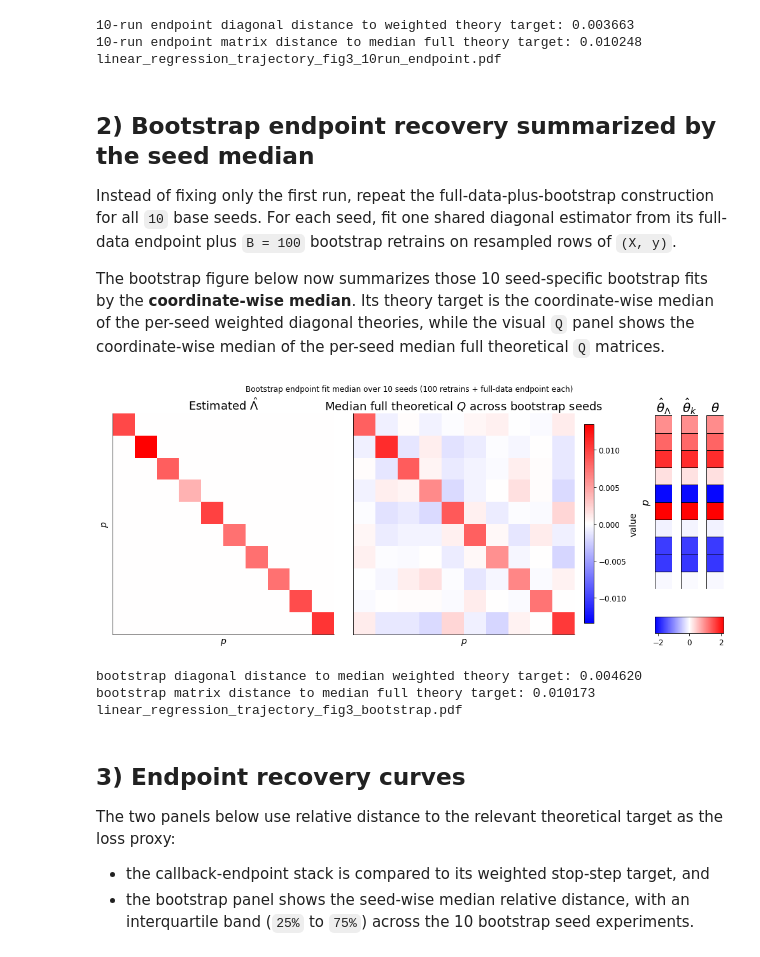
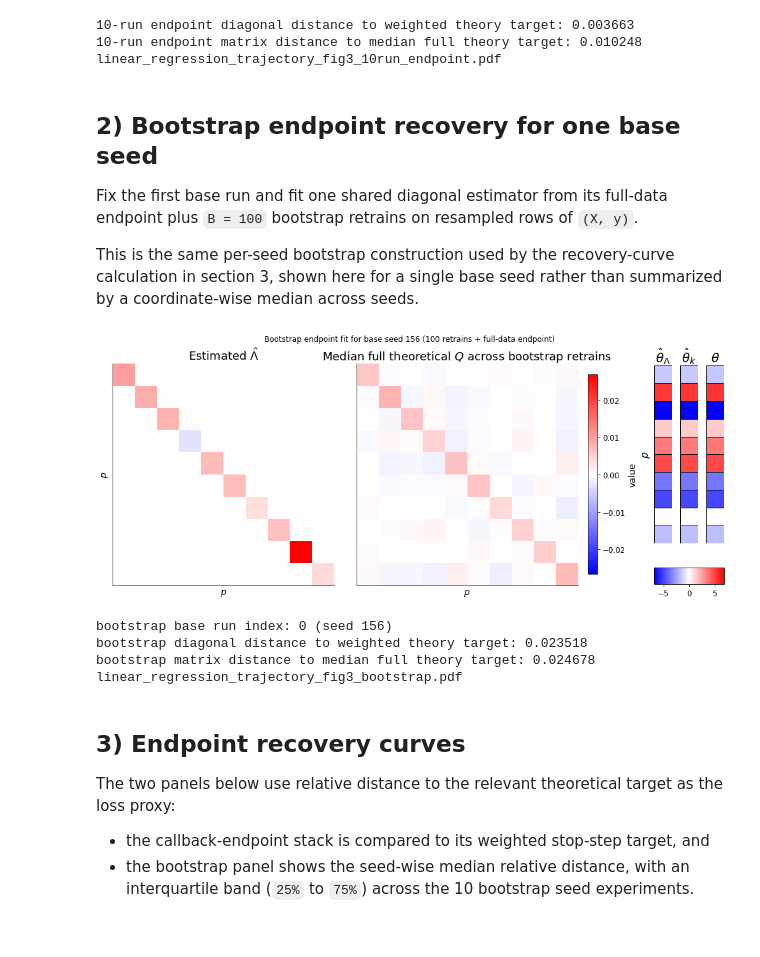
Before and after one commit to jrudoler/estimating-implicit-regularization, a Jupyter notebook: notebooks/linear-regression-trajectory.ipynb, the cells around one changed output. Drawn from its saved outputs; the diff is of its cells as text; code cells hidden in the pictures.

```diff
--- a/notebooks/linear-regression-trajectory.ipynb
+++ b/notebooks/linear-regression-trajectory.ipynb
@@ -521,52 +521,51 @@ print(fig_runs_path.name)
 10-run endpoint matrix distance to median full theory target: 0.010248
 linear_regression_trajectory_fig3_10run_endpoint.pdf
 # %% [markdown]
-## 2) Bootstrap endpoint recovery summarized by the seed median
+## 2) Bootstrap endpoint recovery for one base seed
 
-Instead of fixing only the first run, repeat the full-data-plus-bootstrap construction for all `10` base seeds. For each seed, fit one shared diagonal estimator from its full-data endpoint plus `B = 100` bootstrap retrains on resampled rows of `(X, y)`.
+Fix the first base run and fit one shared diagonal estimator from its full-data endpoint plus `B = 100` bootstrap retrains on resampled rows of `(X, y)`.
 
-The bootstrap figure below now summarizes those 10 seed-specific bootstrap fits by the **coordinate-wise median**. Its theory target is the coordinate-wise median of the per-seed weighted diagonal theories, while the visual `Q` panel shows the coordinate-wise median of the per-seed median full theoretical `Q` matrices.
+This is the same per-seed bootstrap construction used by the recovery-curve calculation in section 3, shown here for a single base seed rather than summarized by a coordinate-wise median across seeds.
 # %%
-lambda_bootstrap_seed = torch.stack([experiment["lambda_bootstrap"] for experiment in bootstrap_experiments])
-lambda_bootstrap_theory_seed = torch.stack([experiment["lambda_bootstrap_theory"] for experiment in bootstrap_experiments])
-Q_bootstrap_visual_seed = torch.stack([experiment["Q_bootstrap_visual"] for experiment in bootstrap_experiments])
-theta_bootstrap_seed = torch.stack([run_data[experiment["base_run_idx"]]["model_theta"] for experiment in bootstrap_experiments])
-beta_bootstrap_seed = torch.stack([run_data[experiment["base_run_idx"]]["beta"] for experiment in bootstrap_experiments])
+BOOTSTRAP_BASE_EXPERIMENT_IDX = 0
+bootstrap_experiment = bootstrap_experiments[BOOTSTRAP_BASE_EXPERIMENT_IDX]
+bootstrap_base_run_idx = bootstrap_experiment["base_run_idx"]
+bootstrap_base_run = run_data[bootstrap_base_run_idx]
+bootstrap_base_seed = SEED + 100 + bootstrap_base_run_idx
 
-lambda_bootstrap = torch.quantile(lambda_bootstrap_seed, 0.5, dim=0)
-Q_bootstrap_est = torch.diag(lambda_bootstrap)
-lambda_bootstrap_theory = torch.quantile(lambda_bootstrap_theory_seed, 0.5, dim=0)
-Q_bootstrap_visual = torch.quantile(Q_bootstrap_visual_seed, 0.5, dim=0)
-theta_bootstrap_median = torch.quantile(theta_bootstrap_seed, 0.5, dim=0)
-beta_bootstrap_median = torch.quantile(beta_bootstrap_seed, 0.5, dim=0)
-y_bootstrap_median = X @ beta_bootstrap_median
+lambda_bootstrap = bootstrap_experiment["lambda_bootstrap"]
+Q_bootstrap_est = bootstrap_experiment["Q_bootstrap_est"]
+lambda_bootstrap_theory = bootstrap_experiment["lambda_bootstrap_theory"]
+Q_bootstrap_visual = bootstrap_experiment["Q_bootstrap_visual"]
 
 dist_bootstrap_diag = relative_distance(lambda_bootstrap, lambda_bootstrap_theory)
 dist_bootstrap_matrix = matrix_relative_distance(Q_bootstrap_est, Q_bootstrap_visual)
 
 fig_bootstrap_path = FIG_DIR / "linear_regression_trajectory_fig3_bootstrap.pdf"
 _ = plot_endpoint_comparison(
     Q_est=Q_bootstrap_est,
     Q_theory=Q_bootstrap_visual,
     X=X,
-    y=y_bootstrap_median,
-    theta_hat=theta_bootstrap_median,
-    theta_true=beta_bootstrap_median,
+    y=bootstrap_base_run["y"],
+    theta_hat=bootstrap_base_run["model_theta"],
+    theta_true=bootstrap_base_run["beta"],
     out_path=fig_bootstrap_path,
     title=(
-        f"Bootstrap endpoint fit median over {len(bootstrap_experiments)} seeds "
-        f"({BOOTSTRAP_REPLICATES} retrains + full-data endpoint each)"
+        f"Bootstrap endpoint fit for base seed {bootstrap_base_seed} "
+        f"({BOOTSTRAP_REPLICATES} retrains + full-data endpoint)"
     ),
-    theory_panel_title="Median full theoretical $Q$ across bootstrap seeds",
+    theory_panel_title="Median full theoretical $Q$ across bootstrap retrains",
 )
 
-print(f"bootstrap diagonal distance to median weighted theory target: {dist_bootstrap_diag:.6f}")
+print(f"bootstrap base run index: {bootstrap_base_run_idx} (seed {bootstrap_base_seed})")
+print(f"bootstrap diagonal distance to weighted theory target: {dist_bootstrap_diag:.6f}")
 print(f"bootstrap matrix distance to median full theory target: {dist_bootstrap_matrix:.6f}")
 print(fig_bootstrap_path.name)
 # %% [output]
-[figure, old version]
+[figure, new version]
-bootstrap diagonal distance to median weighted theory target: 0.004620
-bootstrap matrix distance to median full theory target: 0.010173
+bootstrap base run index: 0 (seed 156)
+bootstrap diagonal distance to weighted theory target: 0.023518
+bootstrap matrix distance to median full theory target: 0.024678
 linear_regression_trajectory_fig3_bootstrap.pdf
 # %% [markdown]
 ## 3) Endpoint recovery curves
```
Also changed, not shown: parts of 2 cells of this notebook, 8 other files.
